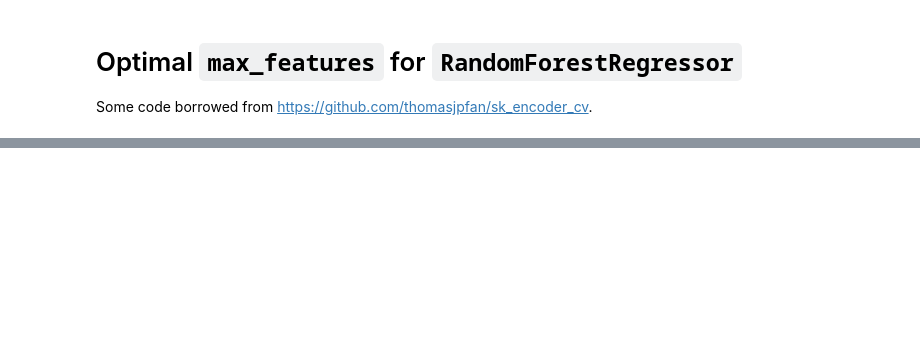
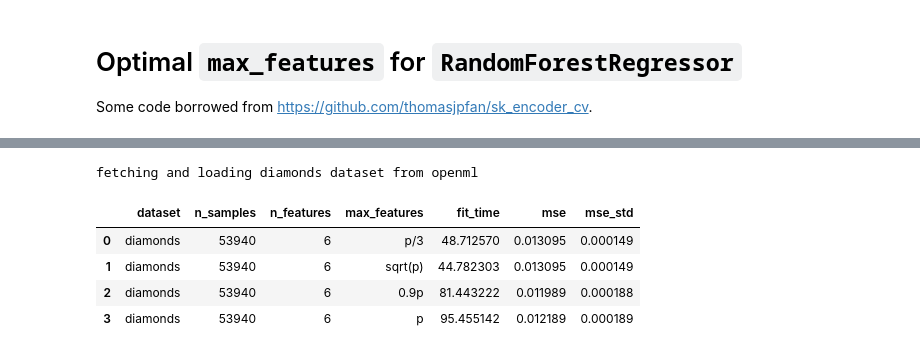
Before and after one commit to lorentzenchr/notebooks, a Jupyter notebook: random_forests_max_features.ipynb, the cells around one changed output, grey strips where cells are left out. Cells and saved outputs as stored; diff of their text form; code cells hidden in the pictures; blank space fills up the shorter version.

```diff
--- a/random_forests_max_features.ipynb
+++ b/random_forests_max_features.ipynb
@@ -364,0 +376,9 @@ sns.catplot(
+# %%
+pd.DataFrame(run_single_benchmark("diamonds", verbose=0, n_estimators=200))
+# %% [output]
+fetching and loading diamonds dataset from openml
+|  | dataset | n_samples | n_features | max_features | fit_time | mse | mse_std |
+| 0 | diamonds | 53940 | 6 | p/3 | 48.712570 | 0.013095 | 0.000149 |
+| 1 | diamonds | 53940 | 6 | sqrt(p) | 44.782303 | 0.013095 | 0.000149 |
+| 2 | diamonds | 53940 | 6 | 0.9p | 81.443222 | 0.011989 | 0.000188 |
+| 3 | diamonds | 53940 | 6 | p | 95.455142 | 0.012189 | 0.000189 |
```
Also changed, not shown: parts of 9 cells of this notebook, 1 other file.
